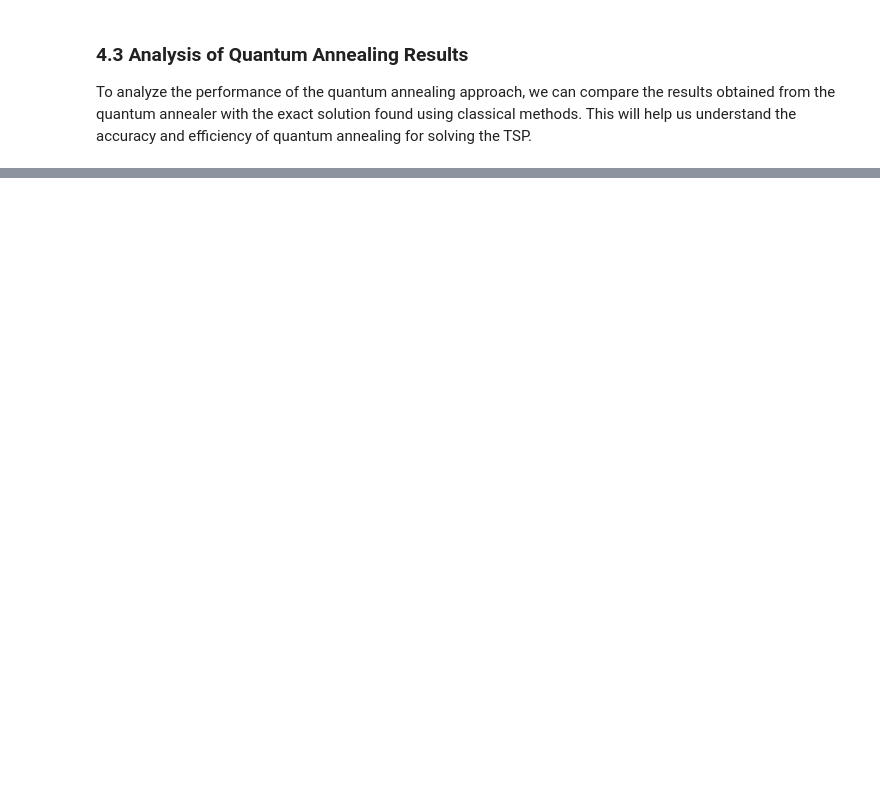
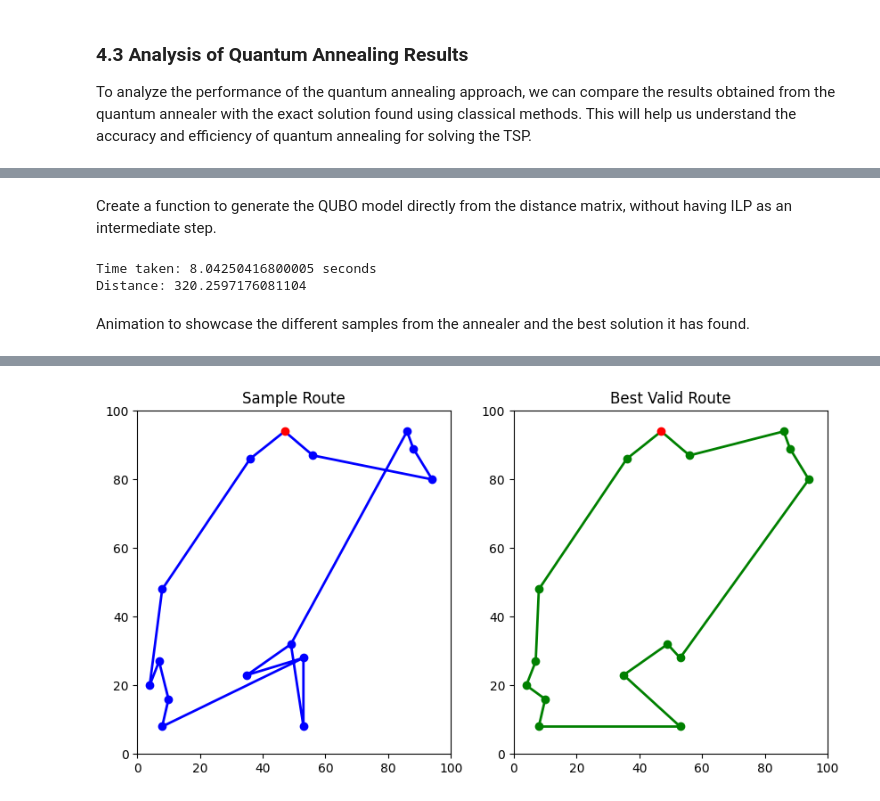
Before and after one commit to my612/Quantamania, a Jupyter notebook: Final.ipynb, the cells around one changed output, grey strips where cells are left out. Saved outputs shown, nothing was run; the diff lists cells and outputs as text; code cells hidden in the pictures; blank space fills up the shorter version.

Commit message:
Add direct QUBO formulation.

```diff
--- a/Final.ipynb
+++ b/Final.ipynb
@@ -481,0 +498,2 @@ To analyze the performance of the quantum annealing approach, we can compare the
+# %% [markdown]
+Create a function to generate the QUBO model directly from the distance matrix, without having ILP as an intermediate step.
@@ -481,0 +575,74 @@ To analyze the performance of the quantum annealing approach, we can compare the
+# %%
+sampler = SimulatedAnnealingSampler() # D-Wave Quantuam Sampler
+
+start = perf_counter()
+qa_dists, qa_coords = generate_data(15) # generate problem
+bqm, variables = create_direct_QUBO(qa_dists) # create qubo model
+sampleset = sampler.sample(bqm, num_reads=1000) # run the annealer
+best_solution = sampleset.first.sample
+end = perf_counter()
+t = end - start
+
+print(f"Time taken: {t} seconds")
+edges, dist = interpret_direct_QUBO_solution(best_solution, qa_dists, variables)
+print(f"Distance: {dist}")
+# %% [output]
+Time taken: 8.04250416800005 seconds
+Distance: 320.2597176081104
+# %% [markdown]
+Animation to showcase the different samples from the annealer and the best solution it has found.
+# %%
+fig, (ax1, ax2) = plt.subplots(ncols=2, figsize=(10, 5))
+# all points are genearted in [0, 100)
+ax1.set_xlim((0, 100))
+ax1.set_ylim((0, 100))
+ax2.set_xlim((0, 100))
+ax2.set_ylim((0, 100))
+
+ax1.set_title("Sample Route")
+ax2.set_title("Best Valid Route")
+
+# plot the vertices
+ax1.plot([c[0] for c in qa_coords[1:]], [c[1] for c in qa_coords[1:]], 'bo')
+ax1.plot(*qa_coords[0], 'ro')
+ax2.plot([c[0] for c in qa_coords[1:]], [c[1] for c in qa_coords[1:]], 'go')
+ax2.plot(*qa_coords[0], 'ro')
+
+# create the edges paths to update them later.
+curr_route_patch = patches.PathPatch(Path([(0, 0)]), edgecolor='blue', linewidth=2)
+best_route_patch = patches.PathPatch(Path([(0, 0)]), edgecolor='green', linewidth=2)
+ax1.add_patch(curr_route_patch)
+ax2.add_patch(best_route_patch)
+
+best_distance = math.inf
+
+# don't sort the samples, otherwise we would see
+# the optimal solution first in the visualization
+samples = sampleset.samples(sorted_by=None)
+
+def edges_to_path(edges, coords):
+    if not edges: return Path([(0, 0)])
+    vertices = []
+    codes = []
+    for u, v in edges:
+        vertices.append(coords[u])
+        codes.append(Path.MOVETO)
+        vertices.append(coords[v])
+        codes.append(Path.LINETO)
+    return Path(vertices, codes)
+
+
+def drawframe(n):
+    global best_edges, best_distance
+    s = samples[n]
+    curr_edges, curr_dist = interpret_direct_QUBO_solution(s, qa_dists, variables)
+    p = edges_to_path(curr_edges, qa_coords)
+    curr_route_patch.set_path(p)
+    if is_valid(curr_edges, qa_dists) and curr_dist < best_distance:
+        best_distance = curr_dist
+        best_route_patch.set_path(p)
+    return curr_route_patch, best_route_patch
+
+anim = animation.FuncAnimation(fig, drawframe, frames=1000, interval=20, blit=True)
+HTML(anim.to_html5_video())
+# %% [output]
@@ -481,0 +650 @@ To analyze the performance of the quantum annealing approach, we can compare the
+[figure, added]
```
Also changed, not shown: parts of 27 cells of this notebook.
